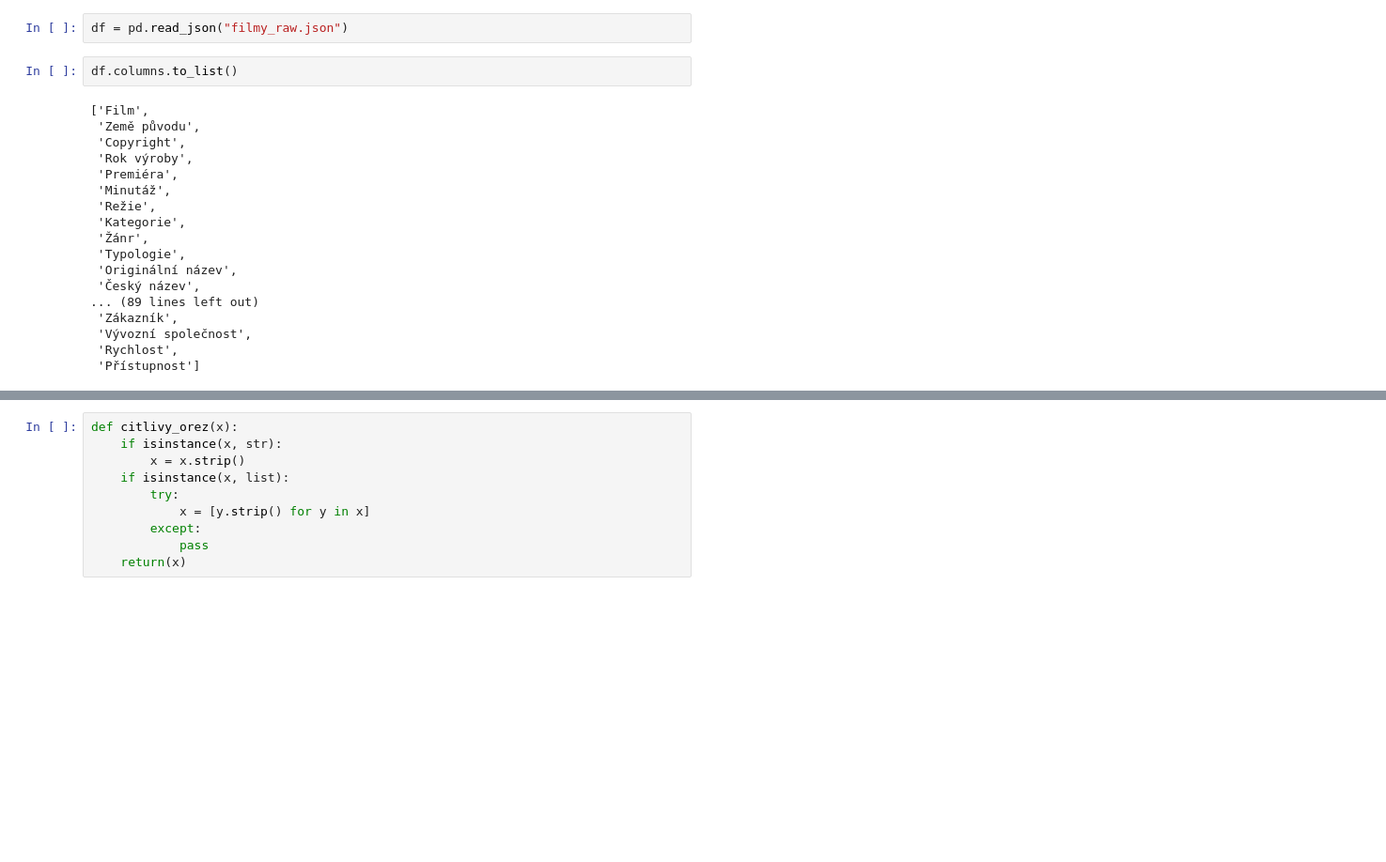
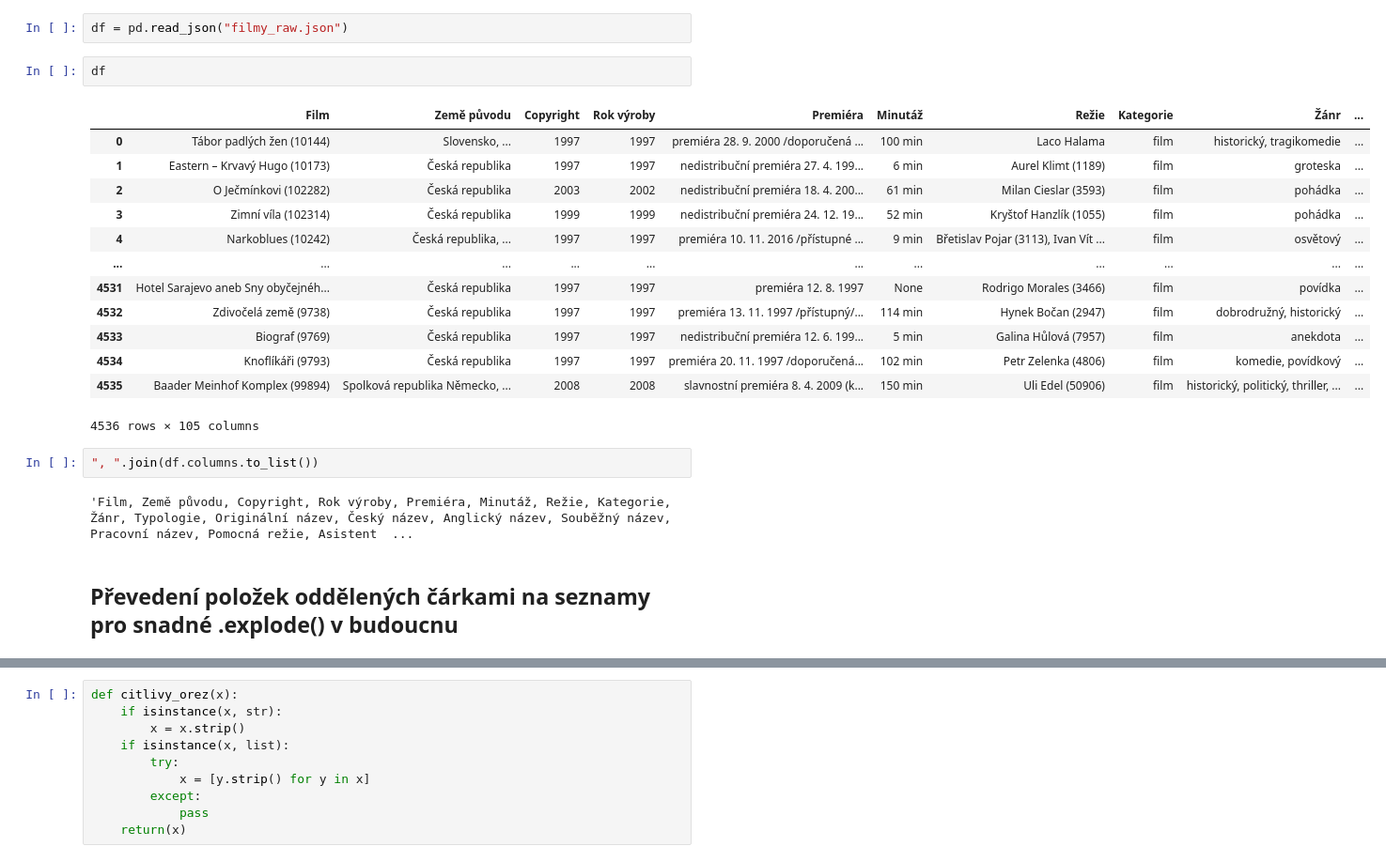
Before and after one commit to DataRozhlas/filmovy-prehled, a Jupyter notebook: 04 čištění a export filmů.ipynb, the cells around one changed output, grey strips where cells are left out. Shown at 94% size. Drawn from its saved outputs; the diff is of its cells as text; blank space fills up the shorter version.

```diff
--- a/04 čištění a export filmů.ipynb
+++ b/04 čištění a export filmů.ipynb
@@ -15,22 +19,24 @@ import pandas as pd
 # %%
 df = pd.read_json("filmy_raw.json")
 # %%
-df.columns.to_list()
+df
 # %% [output]
+|  | Film | Země původu | Copyright | Rok výroby | Premiéra | Minutáž | Režie | Kategorie | Žánr | ... |
+| 0 | Tábor padlých žen (10144) | Slovensko, ... | 1997 | 1997 | premiéra 28. 9. 2000 /doporučená ... | 100 min | Laco Halama | film | historický, tragikomedie | ... |
+| 1 | Eastern – Krvavý Hugo (10173) | Česká republika | 1997 | 1997 | nedistribuční premiéra 27. 4. 199... | 6 min | Aurel Klimt (1189) | film | groteska | ... |
+| 2 | O Ječmínkovi (102282) | Česká republika | 2003 | 2002 | nedistribuční premiéra 18. 4. 200... | 61 min | Milan Cieslar (3593) | film | pohádka | ... |
+| 3 | Zimní víla (102314) | Česká republika | 1999 | 1999 | nedistribuční premiéra 24. 12. 19... | 52 min | Kryštof Hanzlík (1055) | film | pohádka | ... |
+| 4 | Narkoblues (10242) | Česká republika, ... | 1997 | 1997 | premiéra 10. 11. 2016 /přístupné ... | 9 min | Břetislav Pojar (3113), Ivan Vít ... | film | osvětový | ... |
+| ... | ... | ... | ... | ... | ... | ... | ... | ... | ... | ... |
+| 4531 | Hotel Sarajevo aneb Sny obyčejnéh... | Česká republika | 1997 | 1997 | premiéra 12. 8. 1997 | None | Rodrigo Morales (3466) | film | povídka | ... |
+| 4532 | Zdivočelá země (9738) | Česká republika | 1997 | 1997 | premiéra 13. 11. 1997 /přístupný/... | 114 min | Hynek Bočan (2947) | film | dobrodružný, historický | ... |
+| 4533 | Biograf (9769) | Česká republika | 1997 | 1997 | nedistribuční premiéra 12. 6. 199... | 5 min | Galina Hůlová (7957) | film | anekdota | ... |
+| 4534 | Knoflíkáři (9793) | Česká republika | 1997 | 1997 | premiéra 20. 11. 1997 /doporučená... | 102 min | Petr Zelenka (4806) | film | komedie, povídkový | ... |
+| 4535 | Baader Meinhof Komplex (99894) | Spolková republika Německo, ... | 2008 | 2008 | slavnostní premiéra 8. 4. 2009 (k... | 150 min | Uli Edel (50906) | film | historický, politický, thriller, ... | ... |
-['Film',
- 'Země původu',
- 'Copyright',
- 'Rok výroby',
- 'Premiéra',
- 'Minutáž',
- 'Režie',
- 'Kategorie',
- 'Žánr',
- 'Typologie',
- 'Originální název',
- 'Český název',
-... (89 lines left out)
- 'Zákazník',
- 'Vývozní společnost',
- 'Rychlost',
- 'Přístupnost']
+4536 rows × 105 columns
+# %%
+", ".join(df.columns.to_list())
+# %% [output]
+'Film, Země původu, Copyright, Rok výroby, Premiéra, Minutáž, Režie, Kategorie, Žánr, Typologie, Originální název, Český název, Anglický název, Souběžný název, Pracovní název, Pomocná režie, Asistent  ...
+# %% [markdown]
+## Převedení položek oddělených čárkami na seznamy pro snadné .explode() v budoucnu
```
Also changed, not shown: parts of 44 cells of this notebook, 3 other files.
